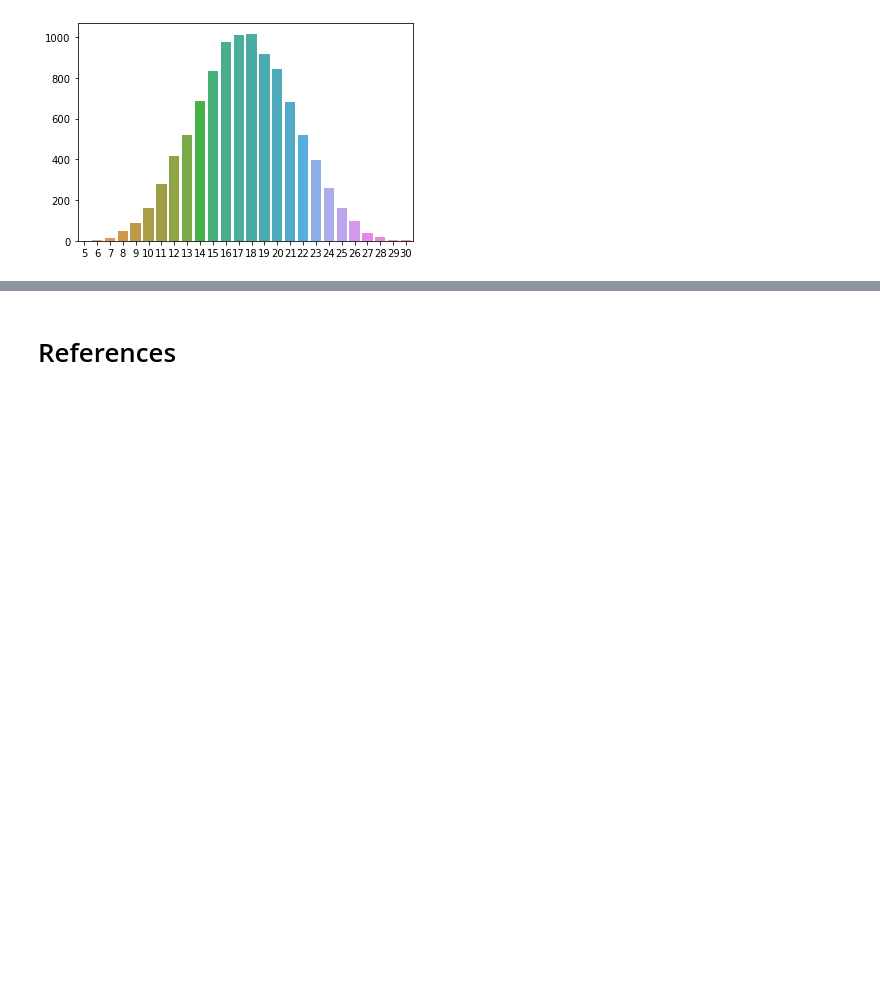
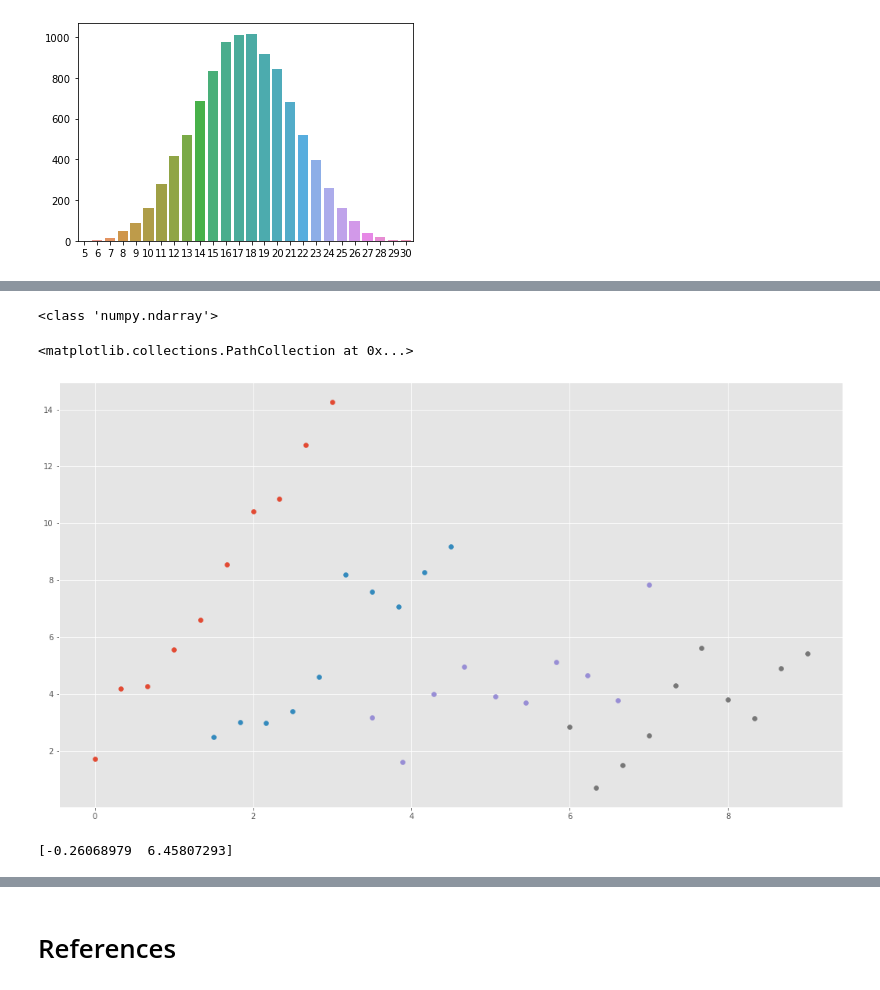
Before and after one commit to cian-gmit-da2020/DA_Fun_Tasks, a Jupyter notebook: Tasks.ipynb, the cells around one changed output, grey strips where cells are left out. Saved outputs shown, nothing was run; the diff lists cells and outputs as text; code cells hidden in the pictures; blank space fills up the shorter version.

```diff
--- a/Tasks.ipynb
+++ b/Tasks.ipynb
@@ -252,0 +262,28 @@ sns.distplot(s, bins=len(range(s.min(),s.max())))
+# %%
+import numpy as np
+import matplotlib.pyplot as plt
+import pandas as pd
+
+def mkData(xstart, xstop, a: int, b: int, n=10):
+    x = np.linspace(xstart, xstop, num=n)
+
+    y = x * a + b + np.random.normal(0, 1, len(x))
+
+    return np.asarray((x, y))
+
+a = mkData(xstart=0, xstop=3, n=10, a=4, b=2)
+b = mkData(xstart=1.5, xstop=4.5, n=10, a=2, b=-1)
+c = mkData(xstart=3.5, xstop=7, n=10, a=1.5, b=-3)
+d = mkData(xstart=6, xstop=9, n=10, a=1.2, b=-5)
+
+print(type(a))
+# %% [output]
+<class 'numpy.ndarray'>
+# %%
+plt.scatter(a[0], a[1])
+plt.scatter(b[0], b[1])
+plt.scatter(c[0], c[1])
+plt.scatter(d[0], d[1])
+# %% [output]
+<matplotlib.collections.PathCollection at 0x...>
+[figure, added]
@@ -252,0 +294,5 @@ sns.distplot(s, bins=len(range(s.min(),s.max())))
+# %%
+coeffs = np.polyfit(x, y, 1)
+print(coeffs)
+# %% [output]
+[-0.26068979  6.45807293]
```
Also changed, not shown: parts of 11 cells of this notebook, 1 other file.
